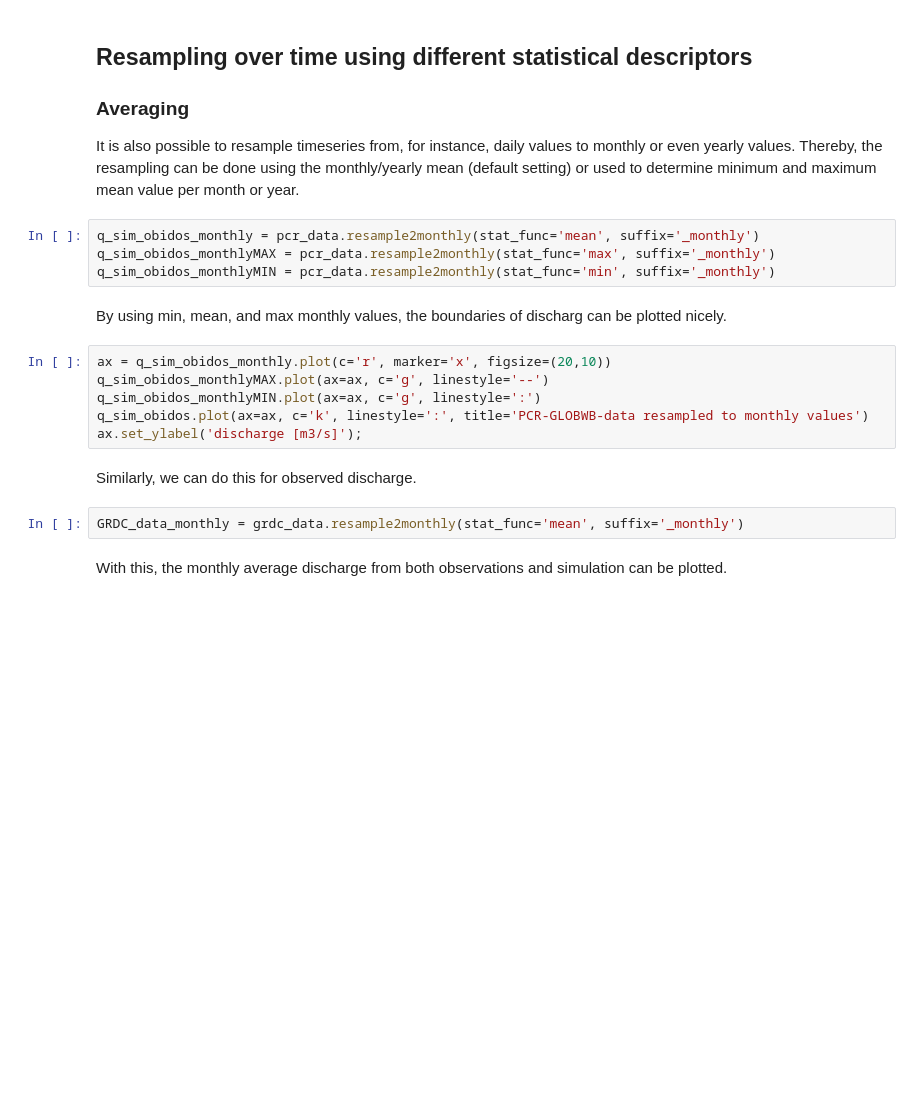
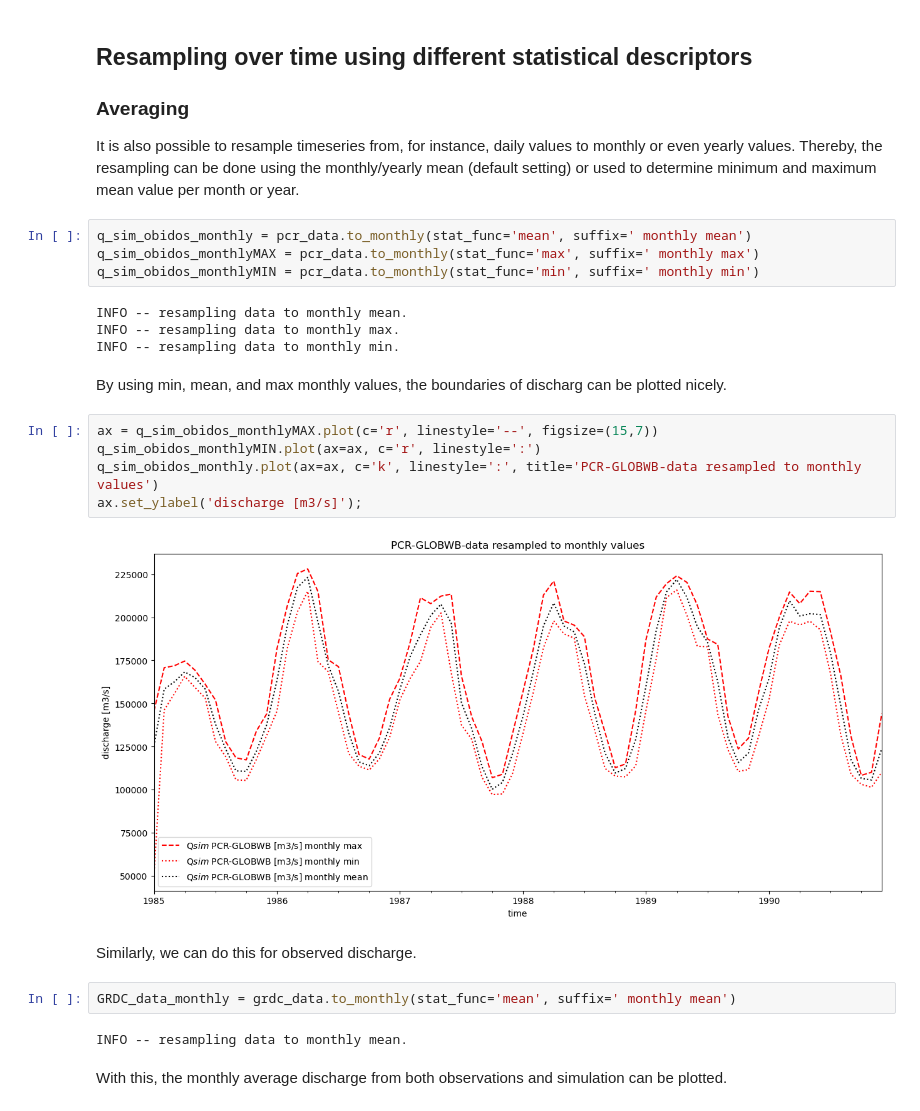
Before and after one commit to JannisHoch/pcrglobwb_utils, a Jupyter notebook: examples/example.ipynb, the cells around one changed output. Cells and saved outputs as stored; diff of their text form; blank space fills up the shorter version.

```diff
--- a/examples/example.ipynb
+++ b/examples/example.ipynb
@@ -181,21 +169,28 @@ stats
 
 It is also possible to resample timeseries from, for instance, daily values to monthly or even yearly values. Thereby, the resampling can be done using the monthly/yearly mean (default setting) or used to determine minimum and maximum mean value per month or year.
 # %%
-q_sim_obidos_monthly = pcr_data.resample2monthly(stat_func='mean', suffix='_monthly')
-q_sim_obidos_monthlyMAX = pcr_data.resample2monthly(stat_func='max', suffix='_monthly')
-q_sim_obidos_monthlyMIN = pcr_data.resample2monthly(stat_func='min', suffix='_monthly')
+q_sim_obidos_monthly = pcr_data.to_monthly(stat_func='mean', suffix=' monthly mean')
+q_sim_obidos_monthlyMAX = pcr_data.to_monthly(stat_func='max', suffix=' monthly max')
+q_sim_obidos_monthlyMIN = pcr_data.to_monthly(stat_func='min', suffix=' monthly min')
+# %% [output]
+INFO -- resampling data to monthly mean.
+INFO -- resampling data to monthly max.
+INFO -- resampling data to monthly min.
 # %% [markdown]
 By using min, mean, and max monthly values, the boundaries of discharg can be plotted nicely.
 # %%
-ax = q_sim_obidos_monthly.plot(c='r', marker='x', figsize=(20,10))
-q_sim_obidos_monthlyMAX.plot(ax=ax, c='g', linestyle='--')
-q_sim_obidos_monthlyMIN.plot(ax=ax, c='g', linestyle=':')
-q_sim_obidos.plot(ax=ax, c='k', linestyle=':', title='PCR-GLOBWB-data resampled to monthly values')
+ax = q_sim_obidos_monthlyMAX.plot(c='r', linestyle='--', figsize=(15,7))
+q_sim_obidos_monthlyMIN.plot(ax=ax, c='r', linestyle=':')
+q_sim_obidos_monthly.plot(ax=ax, c='k', linestyle=':', title='PCR-GLOBWB-data resampled to monthly values')
 ax.set_ylabel('discharge [m3/s]');
+# %% [output]
+[figure, added]
 # %% [markdown]
 Similarly, we can do this for observed discharge.
 # %%
-GRDC_data_monthly = grdc_data.resample2monthly(stat_func='mean', suffix='_monthly')
+GRDC_data_monthly = grdc_data.to_monthly(stat_func='mean', suffix=' monthly mean')
+# %% [output]
+INFO -- resampling data to monthly mean.
 # %% [markdown]
 With this, the monthly average discharge from both observations and simulation can be plotted.
 # %%
```
Also changed, not shown: parts of 41 cells of this notebook.
